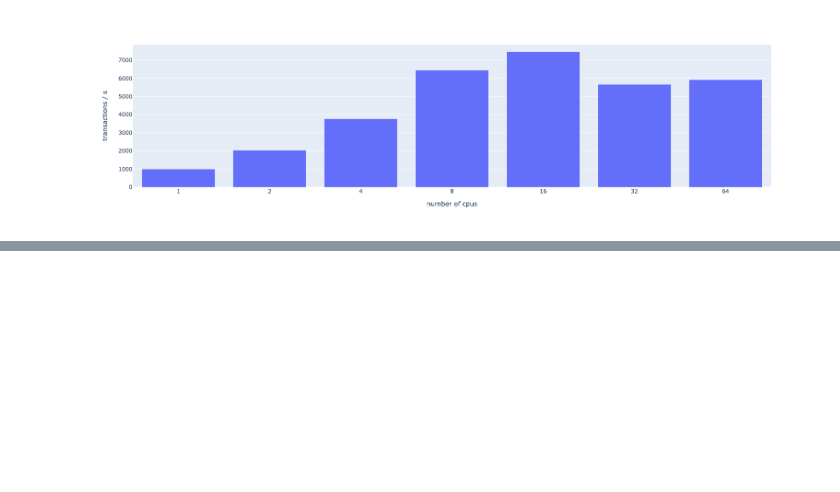
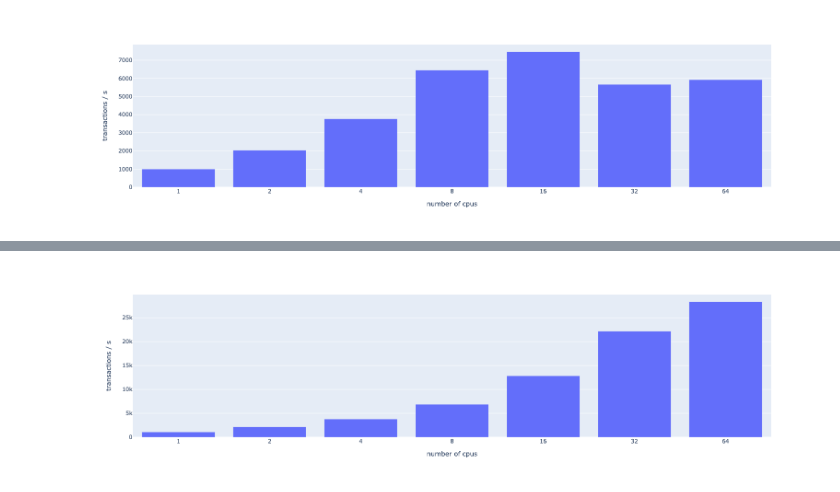
Before and after one commit to mmathys/acfts, a Jupyter notebook: docs/notebook/server-routine/server-routine.ipynb, the cells around one changed output, grey strips where cells are left out. Drawn from its saved outputs; the diff is of its cells as text; code cells hidden in the pictures; blank space fills up the shorter version.

```diff
--- a/docs/notebook/server-routine/server-routine.ipynb
+++ b/docs/notebook/server-routine/server-routine.ipynb
@@ -99,0 +104,11 @@ When using 64 cores, 1 second:
+# %%
+d1 = pd.read_csv("server-routine/data3.csv")
+
+fig = px.bar(x=d1["cpus"], y=1/(d1["nsop"]*10**-9))
+fig.update_layout(xaxis_type='category')
+fig.update_yaxes(title_text="transactions / s")
+fig.update_xaxes(title_text="number of cpus")
+
+fig.show()
+# %% [output]
+[figure, added]
```
Also changed, not shown: parts of 3 cells of this notebook, 3 other files.
